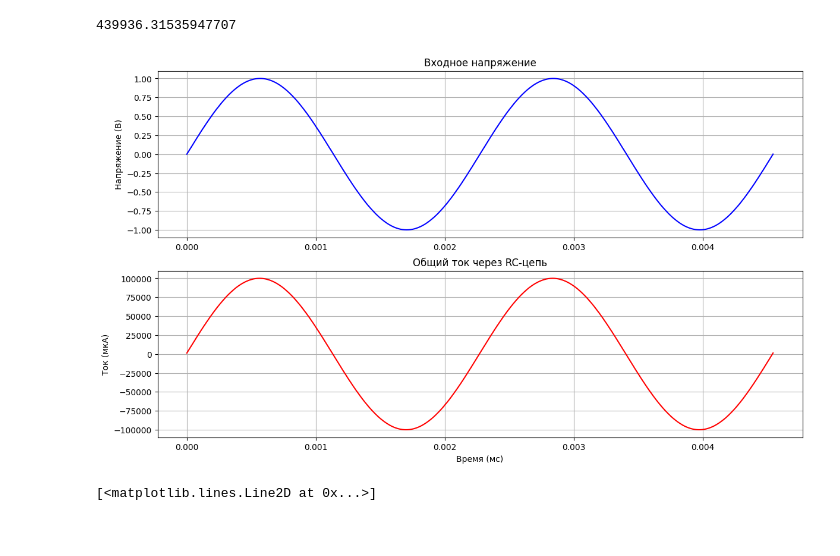
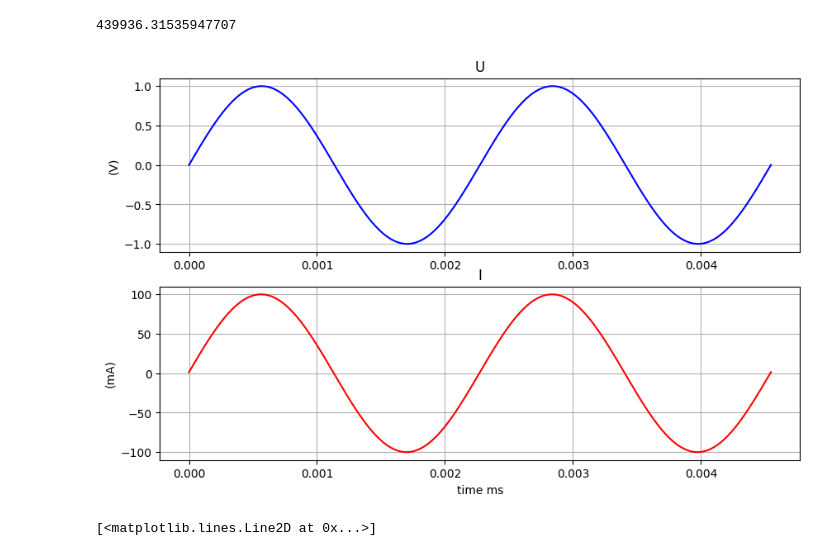
Before and after one commit to Gr-a-f/Relaxation_frequency_phase_algorithm, a Jupyter notebook: sin_phantom.ipynb, the cells around one changed output. Cells and saved outputs as stored; diff of their text form; code cells hidden in the pictures.

Commit message:
change: add view with show_I_U

```diff
--- a/sin_phantom.ipynb
+++ b/sin_phantom.ipynb
@@ -28,33 +32,19 @@ t,I= RC_transfer(t,U,R,C)
 # %%
 F,V = get_spectrum3([t,U])
 
 F_peak_calc = F[np.argmax(V)]
 T=1/F_peak_calc
 
 print(F_peak_calc)
 
 T_counts=convert_to_counts(t,T)
 
 window=T_counts*2
 
-
-plt.figure(figsize=(14, 8))
-
-plt.subplot(2, 1, 1)
-plt.plot(t[:window] * 1e3, U[:window] , label='U(t)', color='blue')
-plt.title('Входное напряжение')
-plt.ylabel('Напряжение (В)')
-plt.grid()
-
-plt.subplot(2, 1, 2)
-plt.plot(t[:window]  * 1e3, I[:window]  * 1e6, label='I_total(t)', color='red')
-plt.title('Общий ток через RC-цепь')
-plt.xlabel('Время (мс)')
-plt.ylabel('Ток (мкА)')
-plt.grid()
+show_I_U(t,I,U,0,window)
 # %% [output]
 439936.31535947707
-[figure, old version]
+[figure, new version]
 # %%
 plt.plot(F,V)
 # %% [output]
```
Also changed, not shown: parts of 1 cell of this notebook, 3 other files.
